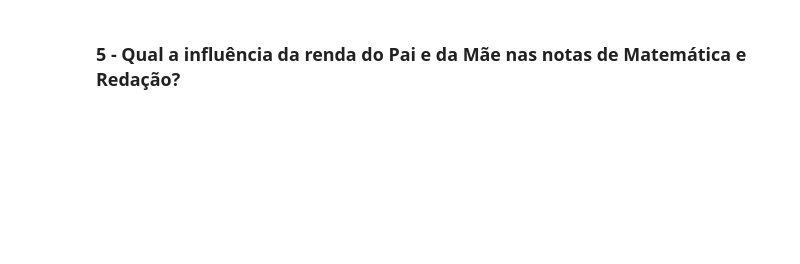
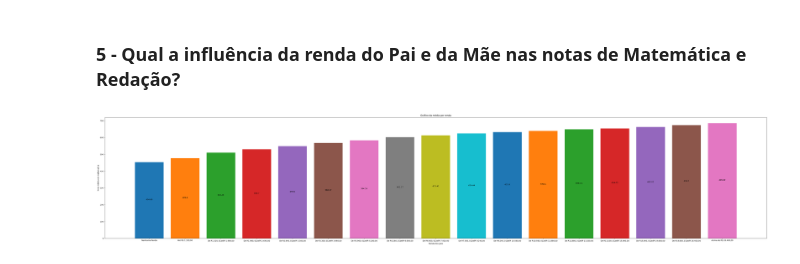
Before and after one commit to EvellenGomes/processamentoDados, a Jupyter notebook: trabalho_final.ipynb, the cells around one changed output. Saved outputs shown, nothing was run; the diff lists cells and outputs as text; code cells hidden in the pictures; blank space fills up the shorter version.

```diff
--- a/trabalho_final.ipynb
+++ b/trabalho_final.ipynb
@@ -481,17 +496,19 @@ plt.close()
 # %%
 plt.figure(figsize=(50, 10))
 
-for data in dados_renda.values:
+for data in agrupados_por_renda.values:
     plt.bar(data[4], data[2])
     plt.text(data[0], data[2] / 2, data[2], ha='center')
 
 
 plt.xlabel('Renda dos pais')
 plt.ylabel('Nota média em matematica')
 plt.title('Gráfico da média por renda')
 plt.tight_layout()
 plt.show()
 plt.close()
+# %% [output]
+[figure, added]
 # %%
 plt.figure(figsize=(50, 10))
 
```
Also changed, not shown: parts of 10 cells of this notebook.
